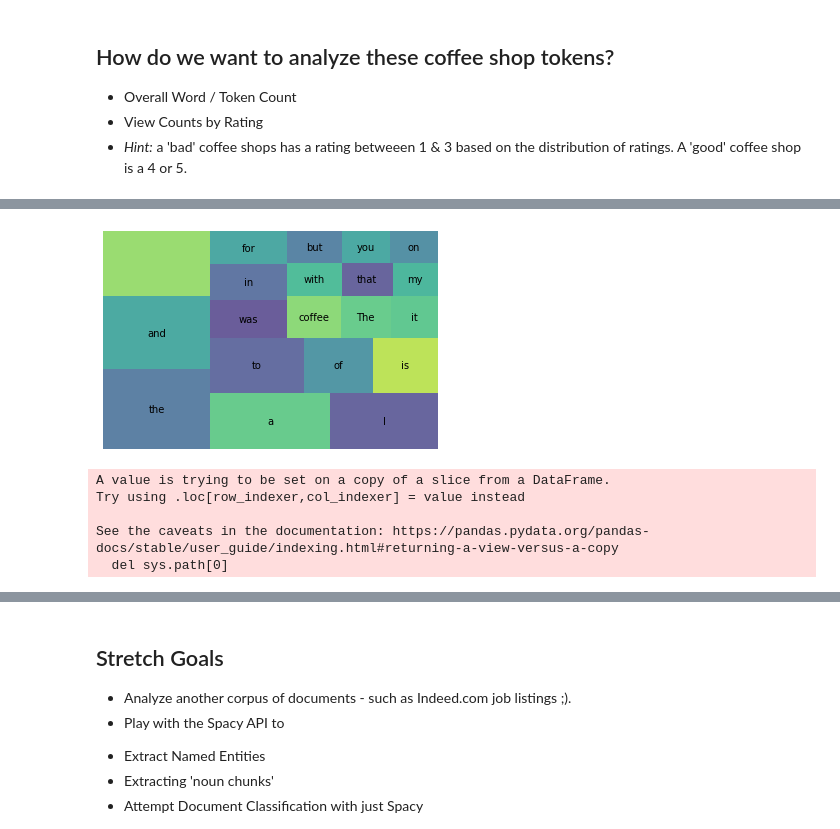
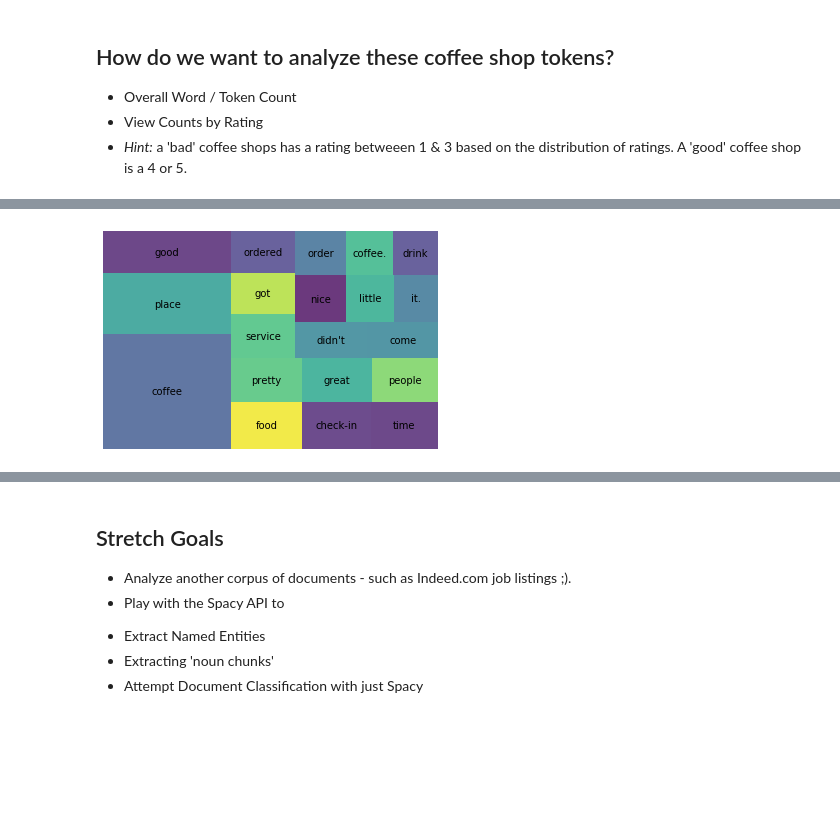
Before and after one commit to jberkow713/DS-Unit-4-Sprint-1-NLP, a Jupyter notebook: module1-text-data/LS_DS_411_Text_Data_Assignment.ipynb, the cells around one changed output, grey strips where cells are left out. Saved outputs shown, nothing was run; the diff lists cells and outputs as text; code cells hidden in the pictures; blank space fills up the shorter version.

```diff
--- a/module1-text-data/LS_DS_411_Text_Data_Assignment.ipynb
+++ b/module1-text-data/LS_DS_411_Text_Data_Assignment.ipynb
@@ -150,11 +140,0 @@ df[['full_review_text', 'tokens']][:5]
-# %%
-from collections import Counter
-
-# The object `Counter` takes an iterable, but you can instaniate an empty one and update it.
-word_counts = Counter()
-
-# Update it based on a split of each of our documents
-df['tokens'].apply(lambda x: word_counts.update(x))
-
-# Print out the 10 most common words
-word_counts.most_common(10)
@@ -244,10 +282,15 @@ list(df)
 # %%
-
 tokens = []
 
-""" Make them tokens """
-for doc in tokenizer.pipe(df['full_review_text'], batch_size=500):
-    doc_tokens = [token.text for token in doc]
+""" Update those tokens w/o stopwords"""
+for doc in tokenizer.pipe(df_bad['full_review_text'], batch_size=500):
+
+    doc_tokens = []
+
+    for token in doc:
+        if (token.is_stop == False) & (token.is_punct == False):
+            doc_tokens.append(token.text.lower())
+
     tokens.append(doc_tokens)
 
-df['tokens'] = tokens
+df_bad['tokens'] = tokens
@@ -282,7 +303,7 @@ plt.show()
 tokens = []
 
 """ Update those tokens w/o stopwords"""
-for doc in tokenizer.pipe(df['full_review_text'], batch_size=500):
+for doc in tokenizer.pipe(df_good['full_review_text'], batch_size=500):
 
     doc_tokens = []
 
@@ -292,4 +313,4 @@ for doc in tokenizer.pipe(df['full_review_text'], batch_size=500):
 
     tokens.append(doc_tokens)
 
-df['tokens'] = tokens
+df_good['tokens'] = tokens
@@ -639,28 +421,8 @@ wcbad.head(20)
 # %%
-wc_bad_top20 = wc[wc['rank'] <= 20]
+wc_bad_top20 = wc1[wc1['rank'] <= 20]
 
 squarify.plot(sizes=wc_bad_top20['pct_total'], label=wc_bad_top20['word'], alpha=.8 )
 plt.axis('off')
 plt.show()
 # %% [output]
-[figure, old version]
+[figure, new version]
-# %%
-tokens = []
-
-for doc in tokenizer.pipe(df_good['full_review_text'], batch_size=500):
-
-    doc_tokens = []
-
-    for token in doc:
-        if token.text.lower() not in STOP_WORDS and (token.is_punct == False) and (token.pos_ != 'PRON'):
-            doc_tokens.append(token.text.lower())
-
-    tokens.append(doc_tokens)
-
-df_good['tokens'] = tokens
-# %% [output]
-A value is trying to be set on a copy of a slice from a DataFrame.
-Try using .loc[row_indexer,col_indexer] = value instead
-
-See the caveats in the documentation: https://pandas.pydata.org/pandas-docs/stable/user_guide/indexing.html#returning-a-view-versus-a-copy
-  del sys.path[0]
```
Also changed, not shown: parts of 66 cells of this notebook.
